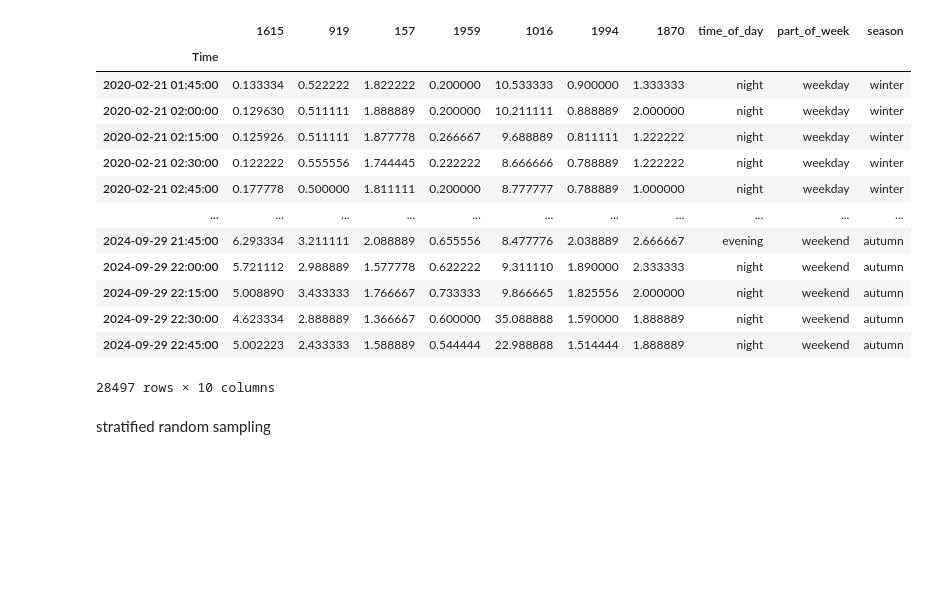
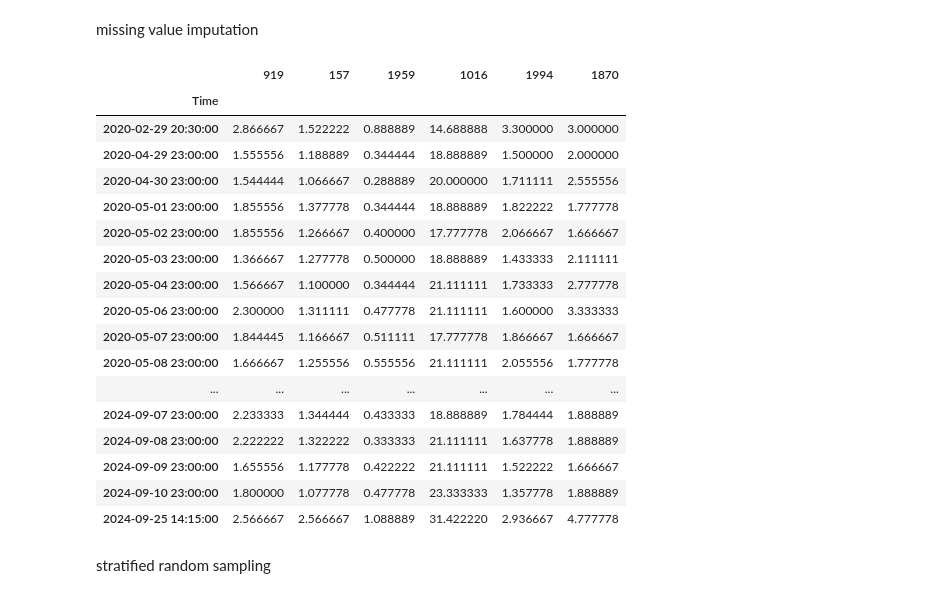
Before and after one commit to amy-jd/ECM3401-Personal-Project, a Jupyter notebook: preprocessing.ipynb, the cells around one changed output. Saved outputs shown, nothing was run; the diff lists cells and outputs as text; code cells hidden in the pictures; blank space fills up the shorter version.

```diff
--- a/preprocessing.ipynb
+++ b/preprocessing.ipynb
@@ -26,3 +26,5 @@ SUBSETGRAPH_PATH = r"C:\Users\ameli\Documents\Uni\year-3-notes\diss\Dataset\Subs
 
 df_flowdata = pd.read_csv(FLOWDATA_PATH, index_col=0)
 df_flowdata.index = pd.to_datetime(df_flowdata.index, format='%d/%m/%Y %H:%M')
+
+pd.set_option('display.max_rows', 500)
@@ -31,8 +43,6 @@ missing value imputation
 # %%
-max_gap = 16
 
-
-def find_long_sections_of_missing_values(df, max_gap):
+def find_long_nan_sections(df, max_gap):
 
     # create a mask for all of the rows with missing values
     missing_vals = df.isna()
@@ -50,21 +60,32 @@ def find_long_sections_of_missing_values(df, max_gap):
     ####################################################################
 
     # find the length of each gap
-
     gap_lengths = missing_vals.groupby(block_ids).transform('sum')
-
 
     # identify all gaps which are longer than 4 hours
     long_gaps = missing_vals & (gap_lengths > max_gap)
 
     return long_gaps
 
+def find_outlier_values(series):
+    rolling_med = series.rolling(window=24, center=True).median()
+    diff = (series - rolling_med).abs()
+    threshold = 5 * diff.rolling(window=24, center=True).median()
+    outlier_mask = diff > threshold
+    return outlier_mask
+
+
+max_gap = 16
+
+df_flowdata = df_flowdata.drop('1615', axis=1)
 
 rows_to_remove = pd.Series(False, index=df_flowdata.index)
 for col in df_flowdata.columns:
-    col_rows_to_remove = find_long_sections_of_missing_values(df_flowdata[col], 16)
-    rows_to_remove |= col_rows_to_remove
+    rows_to_remove |= find_long_nan_sections(df_flowdata[col], max_gap)
+    #rows_to_remove |= find_outlier_values(df_flowdata[col])
 
 
-df_filtered = df_flowdata[rows_to_remove == False]
+df_flowdata = df_flowdata[rows_to_remove == False]
+
+df_flowdata
 # %% [output]
@@ -72,22 +106,30 @@ df_filtered = df_flowdata[rows_to_remove == False]
+# %% [markdown]
+missing value imputation
 # %%
-#df_flowdata['919'][33314:33333].isna()
+gap_mask = df_flowdata.index.to_series().diff() > pd.Timedelta(minutes=15)
 
-df_filtered
+
+df_flowdata[gap_mask]
+#df_flowdata[gap_mask].shape
 # %% [output]
-|  | 1615 | 919 | 157 | 1959 | 1016 | 1994 | 1870 | time_of_day | part_of_week | season |
-| Time |  |  |  |  |  |  |  |  |  |  |
-| 2020-02-21 01:45:00 | 0.133334 | 0.522222 | 1.822222 | 0.200000 | 10.533333 | 0.900000 | 1.333333 | night | weekday | winter |
-| 2020-02-21 02:00:00 | 0.129630 | 0.511111 | 1.888889 | 0.200000 | 10.211111 | 0.888889 | 2.000000 | night | weekday | winter |
-| 2020-02-21 02:15:00 | 0.125926 | 0.511111 | 1.877778 | 0.266667 | 9.688889 | 0.811111 | 1.222222 | night | weekday | winter |
-| 2020-02-21 02:30:00 | 0.122222 | 0.555556 | 1.744445 | 0.222222 | 8.666666 | 0.788889 | 1.222222 | night | weekday | winter |
-| 2020-02-21 02:45:00 | 0.177778 | 0.500000 | 1.811111 | 0.200000 | 8.777777 | 0.788889 | 1.000000 | night | weekday | winter |
-| ... | ... | ... | ... | ... | ... | ... | ... | ... | ... | ... |
-| 2024-09-29 21:45:00 | 6.293334 | 3.211111 | 2.088889 | 0.655556 | 8.477776 | 2.038889 | 2.666667 | evening | weekend | autumn |
-| 2024-09-29 22:00:00 | 5.721112 | 2.988889 | 1.577778 | 0.622222 | 9.311110 | 1.890000 | 2.333333 | night | weekend | autumn |
-| 2024-09-29 22:15:00 | 5.008890 | 3.433333 | 1.766667 | 0.733333 | 9.866665 | 1.825556 | 2.000000 | night | weekend | autumn |
-| 2024-09-29 22:30:00 | 4.623334 | 2.888889 | 1.366667 | 0.600000 | 35.088888 | 1.590000 | 1.888889 | night | weekend | autumn |
-| 2024-09-29 22:45:00 | 5.002223 | 2.433333 | 1.588889 | 0.544444 | 22.988888 | 1.514444 | 1.888889 | night | weekend | autumn |
+|  | 919 | 157 | 1959 | 1016 | 1994 | 1870 |
+| Time |  |  |  |  |  |  |
+| 2020-02-29 20:30:00 | 2.866667 | 1.522222 | 0.888889 | 14.688888 | 3.300000 | 3.000000 |
+| 2020-04-29 23:00:00 | 1.555556 | 1.188889 | 0.344444 | 18.888889 | 1.500000 | 2.000000 |
+| 2020-04-30 23:00:00 | 1.544444 | 1.066667 | 0.288889 | 20.000000 | 1.711111 | 2.555556 |
+| 2020-05-01 23:00:00 | 1.855556 | 1.377778 | 0.344444 | 18.888889 | 1.822222 | 1.777778 |
+| 2020-05-02 23:00:00 | 1.855556 | 1.266667 | 0.400000 | 17.777778 | 2.066667 | 1.666667 |
+| 2020-05-03 23:00:00 | 1.366667 | 1.277778 | 0.500000 | 18.888889 | 1.433333 | 2.111111 |
+| 2020-05-04 23:00:00 | 1.566667 | 1.100000 | 0.344444 | 21.111111 | 1.733333 | 2.777778 |
+| 2020-05-06 23:00:00 | 2.300000 | 1.311111 | 0.477778 | 21.111111 | 1.600000 | 3.333333 |
+| 2020-05-07 23:00:00 | 1.844445 | 1.166667 | 0.511111 | 17.777778 | 1.866667 | 1.666667 |
+| 2020-05-08 23:00:00 | 1.666667 | 1.255556 | 0.555556 | 21.111111 | 2.055556 | 1.777778 |
+| ... | ... | ... | ... | ... | ... | ... |
+| 2024-09-07 23:00:00 | 2.233333 | 1.344444 | 0.433333 | 18.888889 | 1.784444 | 1.888889 |
+| 2024-09-08 23:00:00 | 2.222222 | 1.322222 | 0.333333 | 21.111111 | 1.637778 | 1.888889 |
+| 2024-09-09 23:00:00 | 1.655556 | 1.177778 | 0.422222 | 21.111111 | 1.522222 | 1.666667 |
+| 2024-09-10 23:00:00 | 1.800000 | 1.077778 | 0.477778 | 23.333333 | 1.357778 | 1.888889 |
+| 2024-09-25 14:15:00 | 2.566667 | 2.566667 | 1.088889 | 31.422220 | 2.936667 | 4.777778 |
-28497 rows × 10 columns
 # %% [markdown]
 stratified random sampling
 # %%
```
Also changed, not shown: parts of 4 cells of this notebook.
